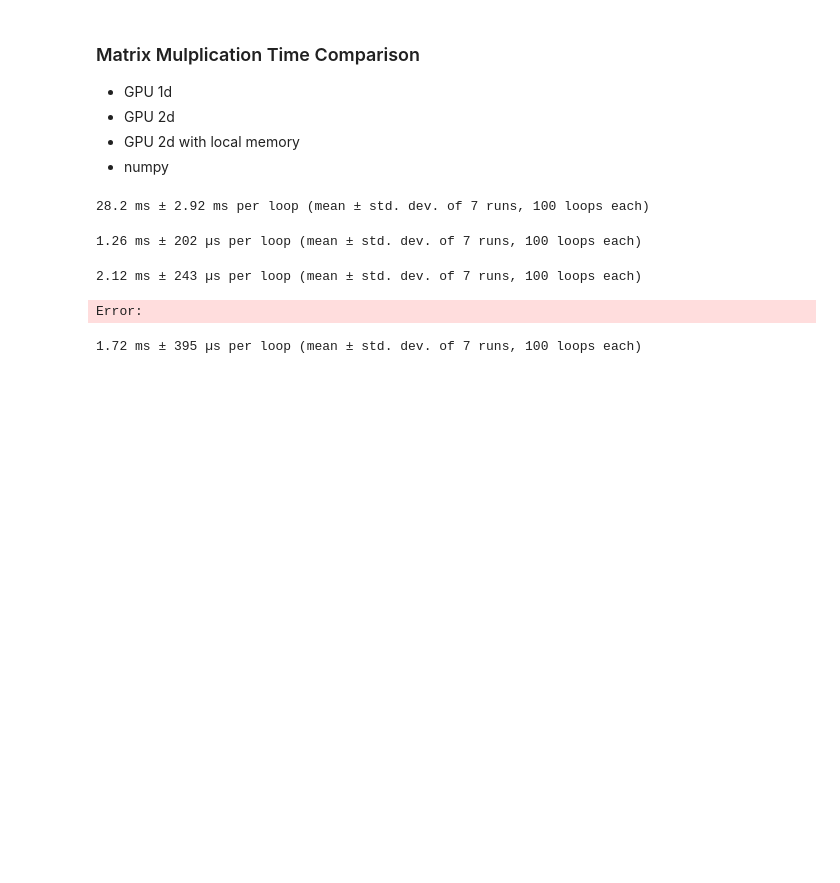
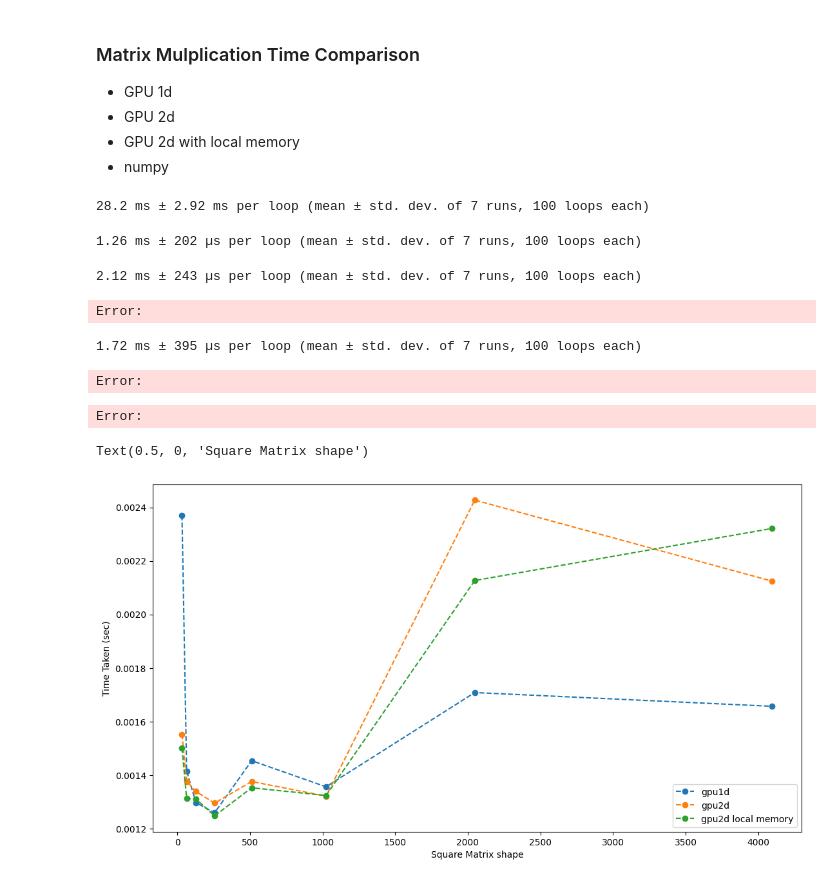
Before and after one commit to Taylor-Chu/PyNetwork, a Jupyter notebook: pre.ipynb, the cells around one changed output. Cells and saved outputs as stored; diff of their text form; code cells hidden in the pictures; blank space fills up the shorter version.

```diff
--- a/pre.ipynb
+++ b/pre.ipynb
@@ -119,0 +167,42 @@ program.matrixmultiply2dlocal(queue, (m, p), local_size,
+# %%
+n_vals = [2**5, 2**6, 2**7, 2**8, 2**9, 2**10, 2**11, 2**12]
+num_trials = 20
+#cpu_times = []
+gpu1d_times = []
+gpu2d_times = []
+gpu2dlocal_times = []
+
+
+for n in n_vals:
+    A = np.random.rand(n, n).astype(np.float32)
+    B = np.random.rand(n, n).astype(np.float32)
+    C = np.empty((n, n), dtype=np.float32)
+
+    A_gpu = cl_array.to_device(queue, A)
+    b_gpu = cl_array.to_device(queue, B)
+    out_gpu = cl_array.to_device(queue, C)
+
+    #average_cpu_time = np.mean([computation_time_for_cpu_matmal(A, B) for _ in range(num_trials)])
+    average_gpu1d_time = np.mean([computation_time_for_gpu_matmal1d(A_gpu, b_gpu, out_gpu) for _ in range(num_trials)])
+    average_gpu2d_time = np.mean([computation_time_for_gpu_matmal2d(A_gpu, b_gpu, out_gpu) for _ in range(num_trials)])
+    average_gpu2dlocal_time = np.mean([computation_time_for_gpu_matmal2dlocal(A_gpu, b_gpu, out_gpu) for _ in range(num_trials)])
+
+    #cpu_times.append(average_cpu_time)
+    gpu1d_times.append(average_gpu1d_time)
+    gpu2d_times.append(average_gpu2d_time)
+    gpu2dlocal_times.append(average_gpu2dlocal_time)
+# %% [output]
+Error:
+Error:
+# %%
+plt.figure(figsize=(13, 7))
+# plt.plot(n_vals, cpu_times, 'o--', label='cpu')
+plt.plot(n_vals, gpu1d_times, 'o--', label='gpu1d')
+plt.plot(n_vals, gpu2d_times, 'o--', label='gpu2d')
+plt.plot(n_vals, gpu2dlocal_times, 'o--', label='gpu2d local memory')
+plt.legend()
+plt.ylabel('Time Taken (sec)')
+plt.xlabel('Square Matrix shape')
+# %% [output]
+Text(0.5, 0, 'Square Matrix shape')
+[figure, added]
```
Also changed, not shown: parts of 3 cells of this notebook, 11 other files.
